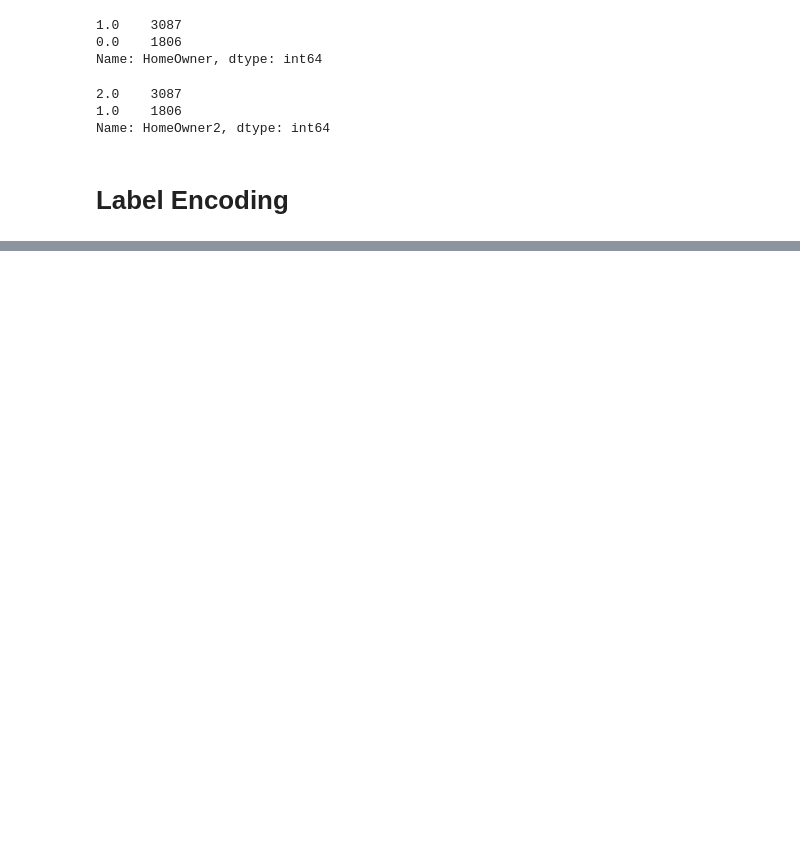
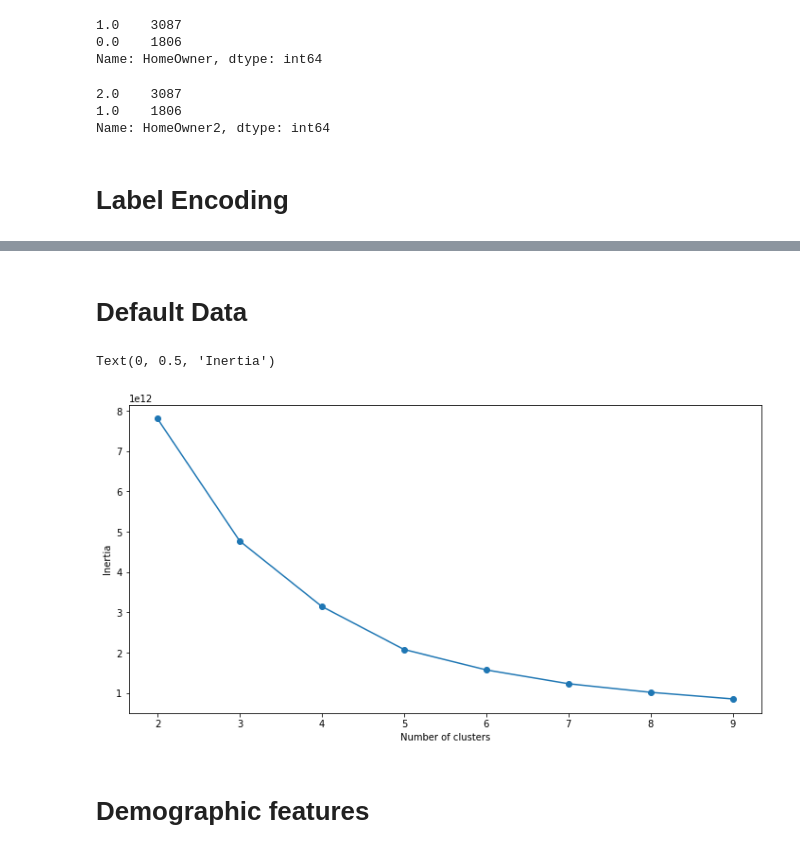
Before and after one commit to anirudh0809/AAI_assignments, a Jupyter notebook: Segmentation/segmentation.ipynb, the cells around one changed output, grey strips where cells are left out. Cells and saved outputs as stored; diff of their text form; code cells hidden in the pictures; blank space fills up the shorter version.

```diff
--- a/Segmentation/segmentation.ipynb
+++ b/Segmentation/segmentation.ipynb
@@ -330,7 +333,7 @@ def binning(col, cut_points, labels=None):
 # %%
-#Binning DebtToIncomeRatio:
-cut_points = [5,10,15]
+# #Binning DebtToIncomeRatio:
+# cut_points = [5,10,15]
 
-#To get labels that start from 0 modify above range function; To use labels add labels in binning function below
-df["DebtToIncomeRatio_Recoded"] = binning(df["DebtToIncomeRatio"], cut_points)
-print (pd.value_counts(df["DebtToIncomeRatio_Recoded"], sort=False))
+# #To get labels that start from 0 modify above range function; To use labels add labels in binning function below
+# df["DebtToIncomeRatio_Recoded"] = binning(df["DebtToIncomeRatio"], cut_points)
+# print (pd.value_counts(df["DebtToIncomeRatio_Recoded"], sort=False))
@@ -345,6 +340,6 @@ Name: DebtToIncomeRatio_Recoded, dtype: int64
 # %%
-#Binning Age:
-cut_points = [31,47,62]
-labels = ["18-31",">31-47",">47-62",">62"]
-df["Age_Recoded"] = binning(df["Age"], cut_points,labels)
-print (pd.value_counts(df["Age_Recoded"], sort=False))
+# #Binning Age:
+# cut_points = [31,47,62]
+# labels = ["18-31",">31-47",">47-62",">62"]
+# df["Age_Recoded"] = binning(df["Age"], cut_points,labels)
+# print (pd.value_counts(df["Age_Recoded"], sort=False))
@@ -369,8 +356,8 @@ min         0.000000
 max        72.000000
 Name: PhoneCoTenure, dtype: float64
 # %%
-#Binning PhoneCoTenure:
-cut_points = [18,38,59]
-labels = ["0-18",">18-38",">38-59",">59"]
-df["PhoneCoTenure_Coded"] = binning(df['PhoneCoTenure'], cut_points,labels)
-print (pd.value_counts(df['PhoneCoTenure_Coded'], sort=False))
+# #Binning PhoneCoTenure:
+# cut_points = [18,38,59]
+# labels = ["0-18",">18-38",">38-59",">59"]
+# df["PhoneCoTenure_Coded"] = binning(df['PhoneCoTenure'], cut_points,labels)
+# print (pd.value_counts(df['PhoneCoTenure_Coded'], sort=False))
@@ -546,6 +506,10 @@ df['OwnsGameSystem']=Encoder.fit_transform(df['OwnsGameSystem'])
 df['OwnsFax']=Encoder.fit_transform(df['OwnsFax'])
 #NewsSubscriber
 df['NewsSubscriber']=Encoder.fit_transform(df['NewsSubscriber'])
+#CarOwnership
+df['CarOwnership']=Encoder.fit_transform(df['CarOwnership'])
+#CarBrand
+df['CarBrand']=Encoder.fit_transform(df['CarBrand'])
 # %%
 # standardizing the data
 from sklearn.preprocessing import StandardScaler
@@ -558,0 +529,2 @@ ValueError: could not convert string to float: '#NULL!'
+# %% [markdown]
+# Default Data
@@ -559,15 +540,20 @@ ValueError: could not convert string to float: '#NULL!'
 # %%
 # Plot inertia for multiple cluster solutions against the number of clusters
 # fitting multiple k-means algorithms and storing the values in an empty list
 SSE = []
 for cluster in range(2,10):
     kmeans = KMeans(n_jobs = -1, n_clusters = cluster, init='k-means++')
-    kmeans.fit(df.drop(columns=['CustomerId']))
+    kmeans.fit(df.drop(columns=['CustomerID','RandID']))
     SSE.append(kmeans.inertia_)
 
 # converting the results into a dataframe and plotting them
 cust_df_frame = pd.DataFrame({'Cluster':range(2,10), 'SSE':SSE})
 plt.figure(figsize=(12,6))
 plt.plot(cust_df_frame['Cluster'], cust_df_frame['SSE'], marker='o')
 plt.xlabel('Number of clusters')
 plt.ylabel('Inertia')
+# %% [output]
+Text(0, 0.5, 'Inertia')
+[figure, added]
+# %% [markdown]
+# Demographic features
```
Also changed, not shown: parts of 38 cells of this notebook, 1 other file.
